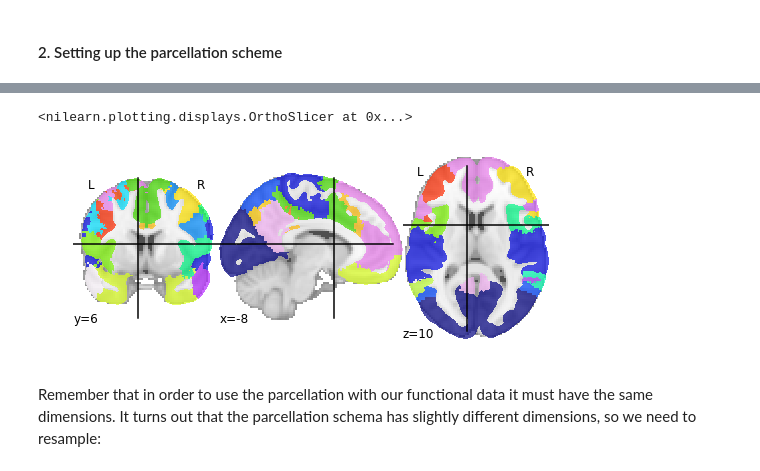
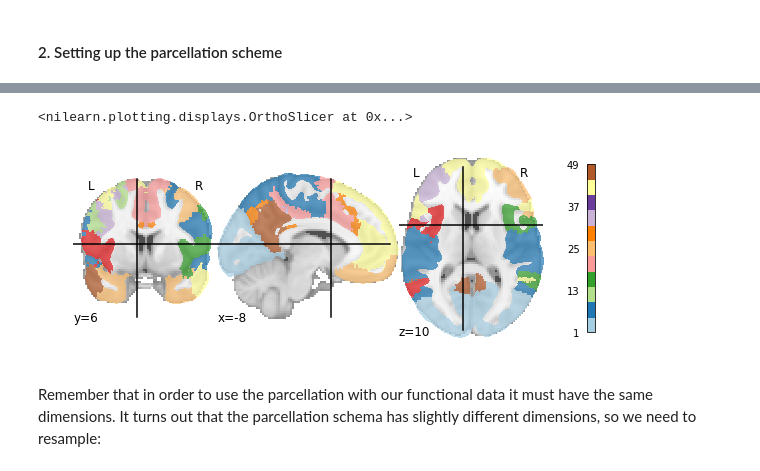
Before and after one commit to carpentries-incubator/SDC-BIDS-fMRI, a Jupyter notebook: bin/07_functional-connectivity-analysis.ipynb, the cells around one changed output, grey strips where cells are left out. Drawn from its saved outputs; the diff is of its cells as text; code cells hidden in the pictures.

```diff
--- a/bin/07_functional-connectivity-analysis.ipynb
+++ b/bin/07_functional-connectivity-analysis.ipynb
@@ -119,11 +130,11 @@ We chose this parcellation since it nicely characterizes the **default mode netw
 # %%
 #Load in the spatially separated Yeo 2011 7 networks and view
 parcel_file = '../resources/rois/yeo_2011/Yeo_JNeurophysiol11_MNI152/relabeled_yeo_atlas.nii.gz'
 yeo_7 = img.load_img(parcel_file)
-plot.plot_roi(yeo_7)
+plot.plot_roi(yeo_7,cmap='Paired',colorbar=True)
 # %% [output]
 <nilearn.plotting.displays.OrthoSlicer at 0x...>
-[figure, old version]
+[figure, new version]
 # %% [markdown]
 Remember that in order to use the parcellation with our functional data it must have the same dimensions. It turns out that the parcellation schema has slightly different dimensions, so we need to resample:
 # %%
```
Also changed, not shown: parts of 32 cells of this notebook, 1 other file.
